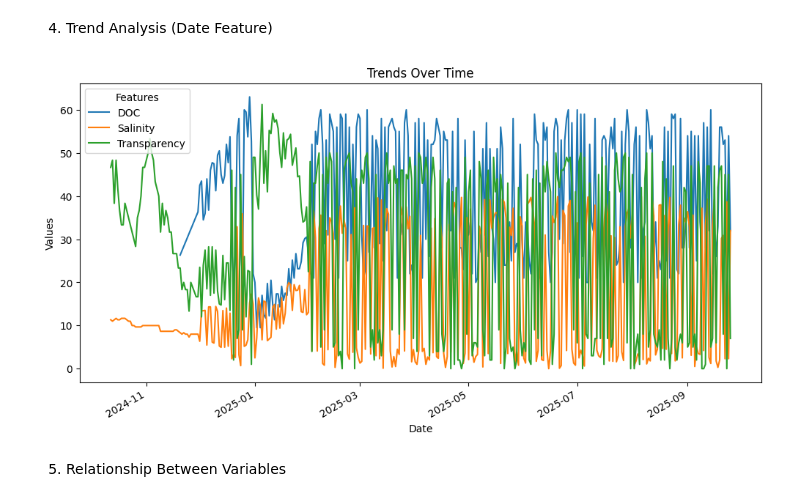
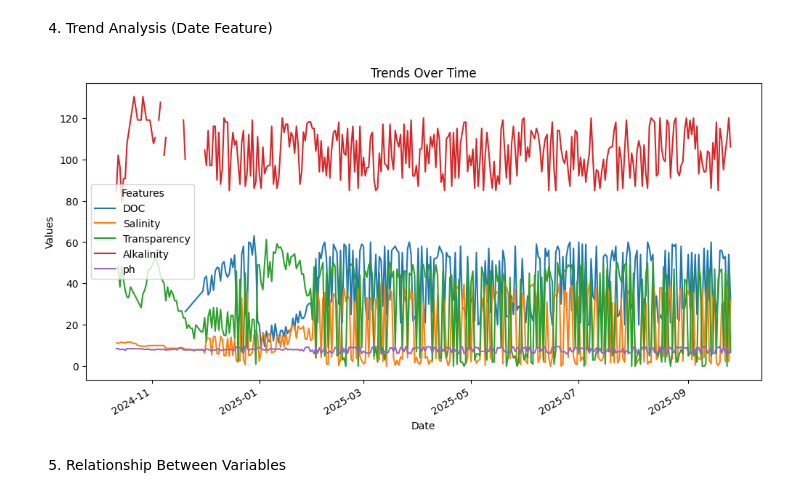
Before and after one commit to dataemperor/Shrimple, a Jupyter notebook: Shrimple_dataset_preprocessing.ipynb, the cells around one changed output. Drawn from its saved outputs; the diff is of its cells as text; code cells hidden in the pictures.

```diff
--- a/Shrimple_dataset_preprocessing.ipynb
+++ b/Shrimple_dataset_preprocessing.ipynb
@@ -129,18 +129,18 @@ plt.show()
 # %%
 #Plot trends over time for features like DOC, Salinity, or Transparency
 
 # Group by date and calculate the mean for numerical columns
 df_grouped = df.groupby('Date').mean(numeric_only=True)
 
 # Plot trends for selected features
-df_grouped[['DOC', 'Salinity', 'Transparency']].plot(figsize=(12, 6))
+df_grouped[['DOC', 'Salinity', 'Transparency','Alkalinity','ph']].plot(figsize=(12, 6))
 plt.title("Trends Over Time")
 plt.xlabel("Date")
 plt.ylabel("Values")
 plt.legend(title="Features")
 plt.show()
 # %% [output]
-[figure, old version]
+[figure, new version]
 # %% [markdown]
 5. Relationship Between Variables
 # %%
```
Also changed, not shown: parts of 2 cells of this notebook.
